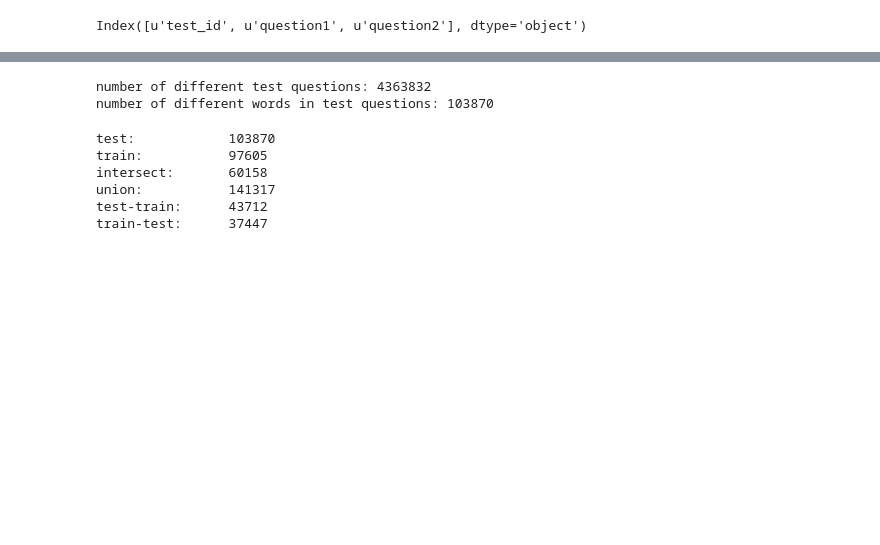
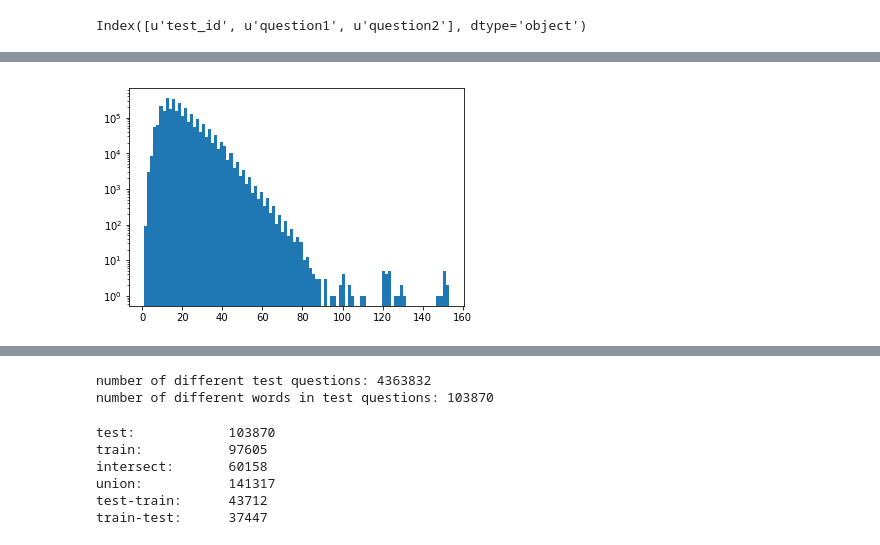
Before and after one commit to imandr/questions, a Jupyter notebook: tools/encoding.ipynb, the cells around one changed output, grey strips where cells are left out. Saved outputs shown, nothing was run; the diff lists cells and outputs as text; code cells hidden in the pictures; blank space fills up the shorter version.

```diff
--- a/tools/encoding.ipynb
+++ b/tools/encoding.ipynb
@@ -85,0 +170,12 @@ print cumulative[200]
+# %%
+normalized_train_pairs = [(normalize_question(q1).split(), normalize_question(q2).split())
+                    for i, q1, q2 in df[["question1", "question2"]].itertuples()]
+# %%
+normalized_test_pairs = [(normalize_question(q1).split(), normalize_question(q2).split())
+                    for i, q1, q2 in test_df[["question1", "question2"]].itertuples()]
+# %%
+normalized_pairs = normalized_train_pairs + normalized_test_pairs
+intersections = [set(q1).intersection(set(q2)) for q1, q2 in normalized_pairs]
+repeating_words = set()
+for x in intersections:
+    repeating_words |= x
@@ -85,0 +190,7 @@ print cumulative[200]
+# %%
+unions = [set(q1) | set(q2) for q1, q2 in normalized_pairs]
+plt.hist(map(len, unions), bins=100)
+plt.yscale("log")
+plt.show()
+# %% [output]
+[figure, added]
```
Also changed, not shown: parts of 30 cells of this notebook, 4 other files.
